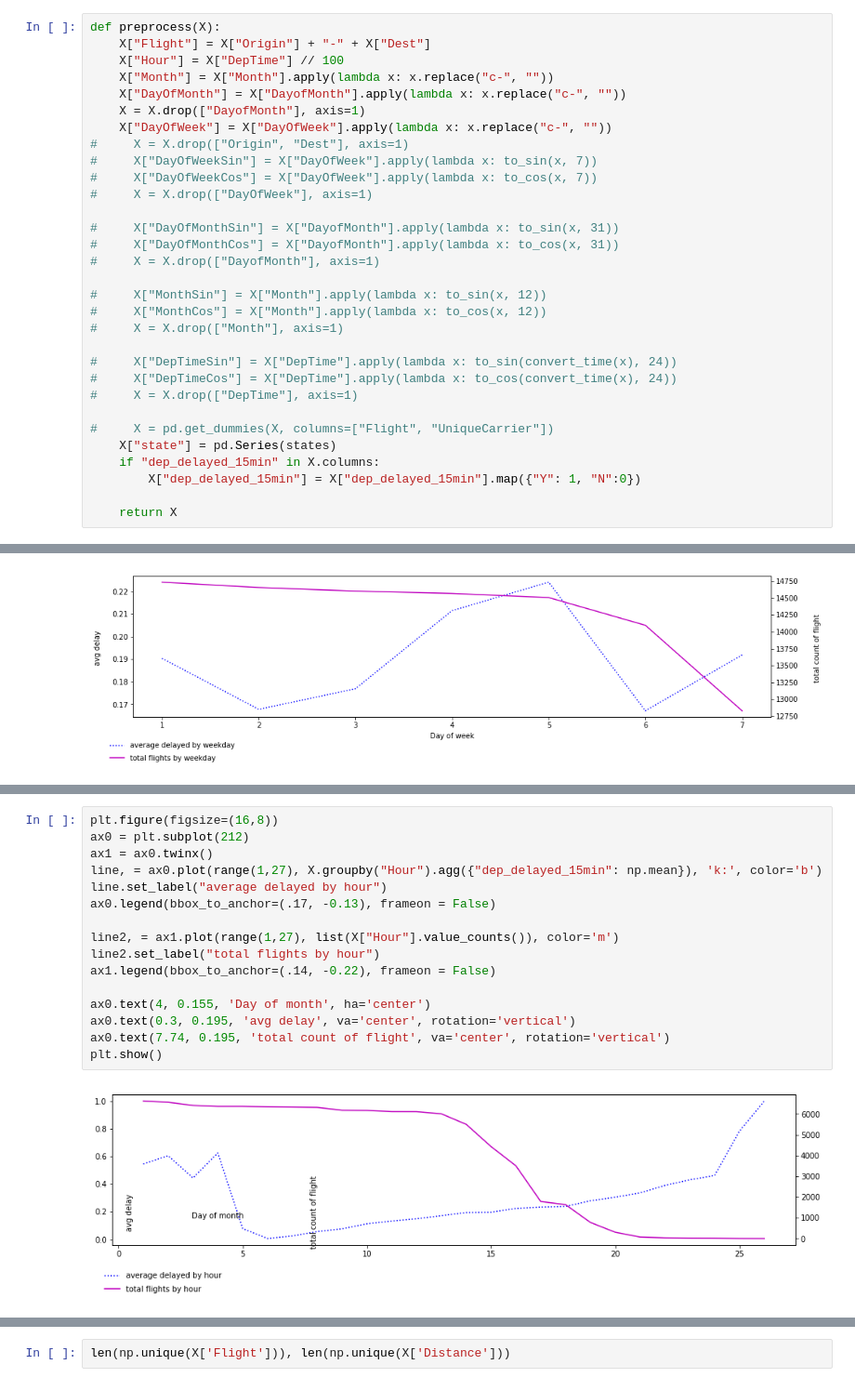
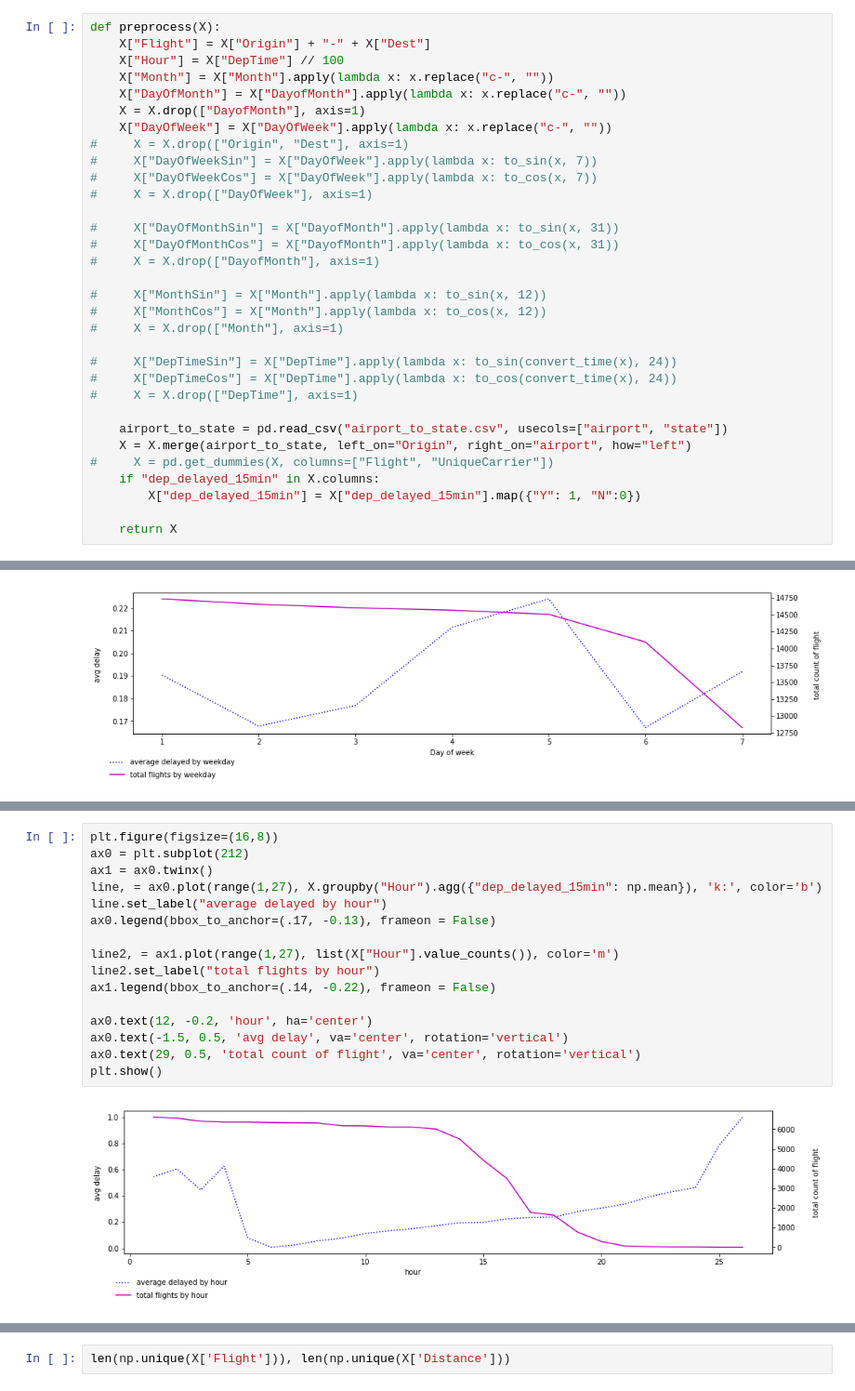
Before and after one commit to anatolyburtsev/ml_notebooks, a Jupyter notebook: hw10_flight_delays/model.ipynb, the cells around one changed output, grey strips where cells are left out. Shown at 93% size. Saved outputs shown, nothing was run; the diff lists cells and outputs as text.

```diff
--- a/hw10_flight_delays/model.ipynb
+++ b/hw10_flight_delays/model.ipynb
@@ -119,8 +99,9 @@ def preprocess(X):
 #     X["DepTimeCos"] = X["DepTime"].apply(lambda x: to_cos(convert_time(x), 24))
 #     X = X.drop(["DepTime"], axis=1)
 
+    airport_to_state = pd.read_csv("airport_to_state.csv", usecols=["airport", "state"])
+    X = X.merge(airport_to_state, left_on="Origin", right_on="airport", how="left")
 #     X = pd.get_dummies(X, columns=["Flight", "UniqueCarrier"])
-    X["state"] = pd.Series(states)
     if "dep_delayed_15min" in X.columns:
         X["dep_delayed_15min"] = X["dep_delayed_15min"].map({"Y": 1, "N":0})
 
@@ -220,18 +178,18 @@ plt.show()
 # %%
 plt.figure(figsize=(16,8))
 ax0 = plt.subplot(212)
 ax1 = ax0.twinx()
 line, = ax0.plot(range(1,27), X.groupby("Hour").agg({"dep_delayed_15min": np.mean}), 'k:', color='b')
 line.set_label("average delayed by hour")
 ax0.legend(bbox_to_anchor=(.17, -0.13), frameon = False)
 
 line2, = ax1.plot(range(1,27), list(X["Hour"].value_counts()), color='m')
 line2.set_label("total flights by hour")
 ax1.legend(bbox_to_anchor=(.14, -0.22), frameon = False)
 
-ax0.text(4, 0.155, 'Day of month', ha='center')
-ax0.text(0.3, 0.195, 'avg delay', va='center', rotation='vertical')
-ax0.text(7.74, 0.195, 'total count of flight', va='center', rotation='vertical')
+ax0.text(12, -0.2, 'hour', ha='center')
+ax0.text(-1.5, 0.5, 'avg delay', va='center', rotation='vertical')
+ax0.text(29, 0.5, 'total count of flight', va='center', rotation='vertical')
 plt.show()
 # %% [output]
-[figure, old version]
+[figure, new version]
```
Also changed, not shown: parts of 48 cells of this notebook, 1 other file.
